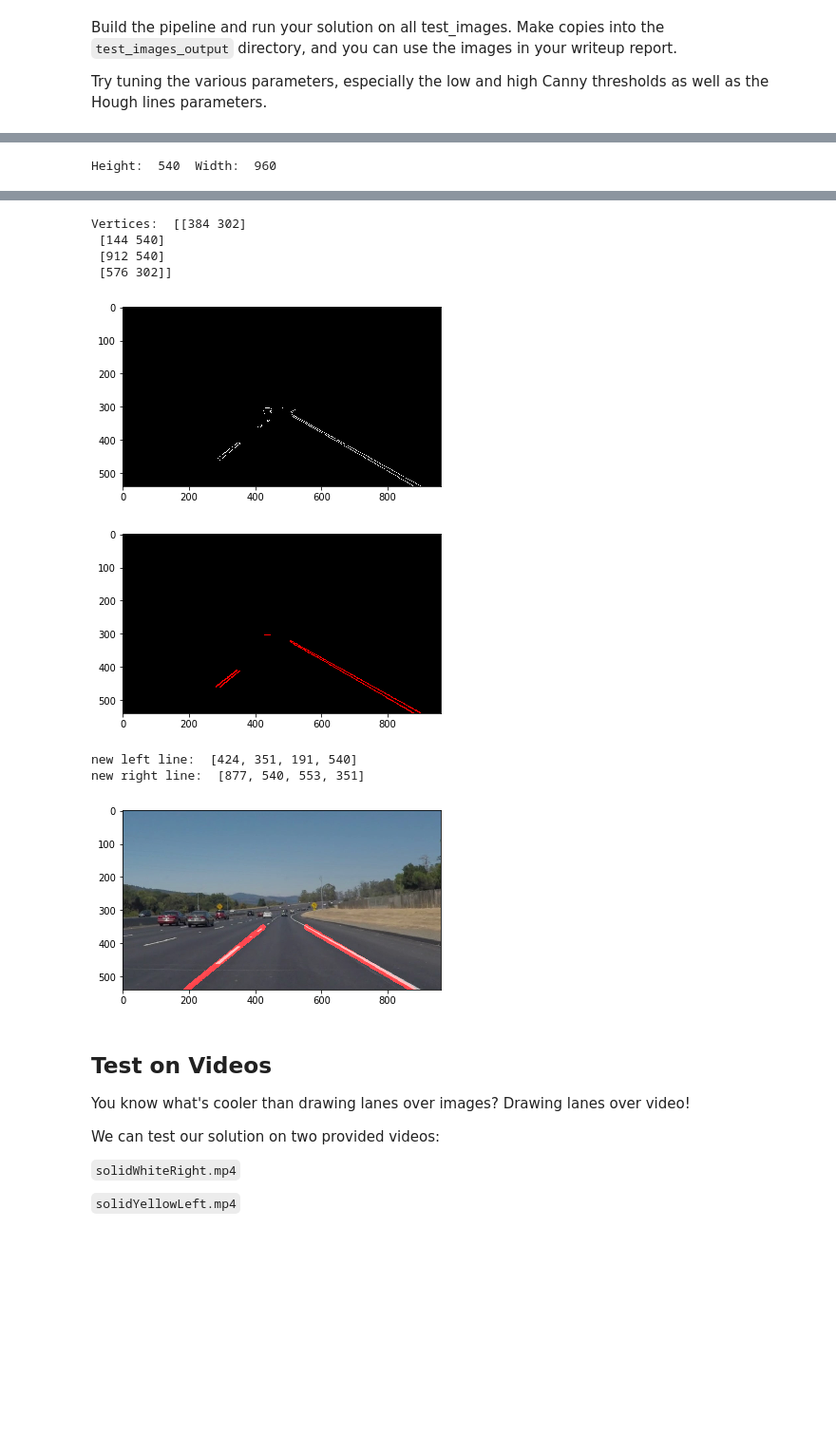
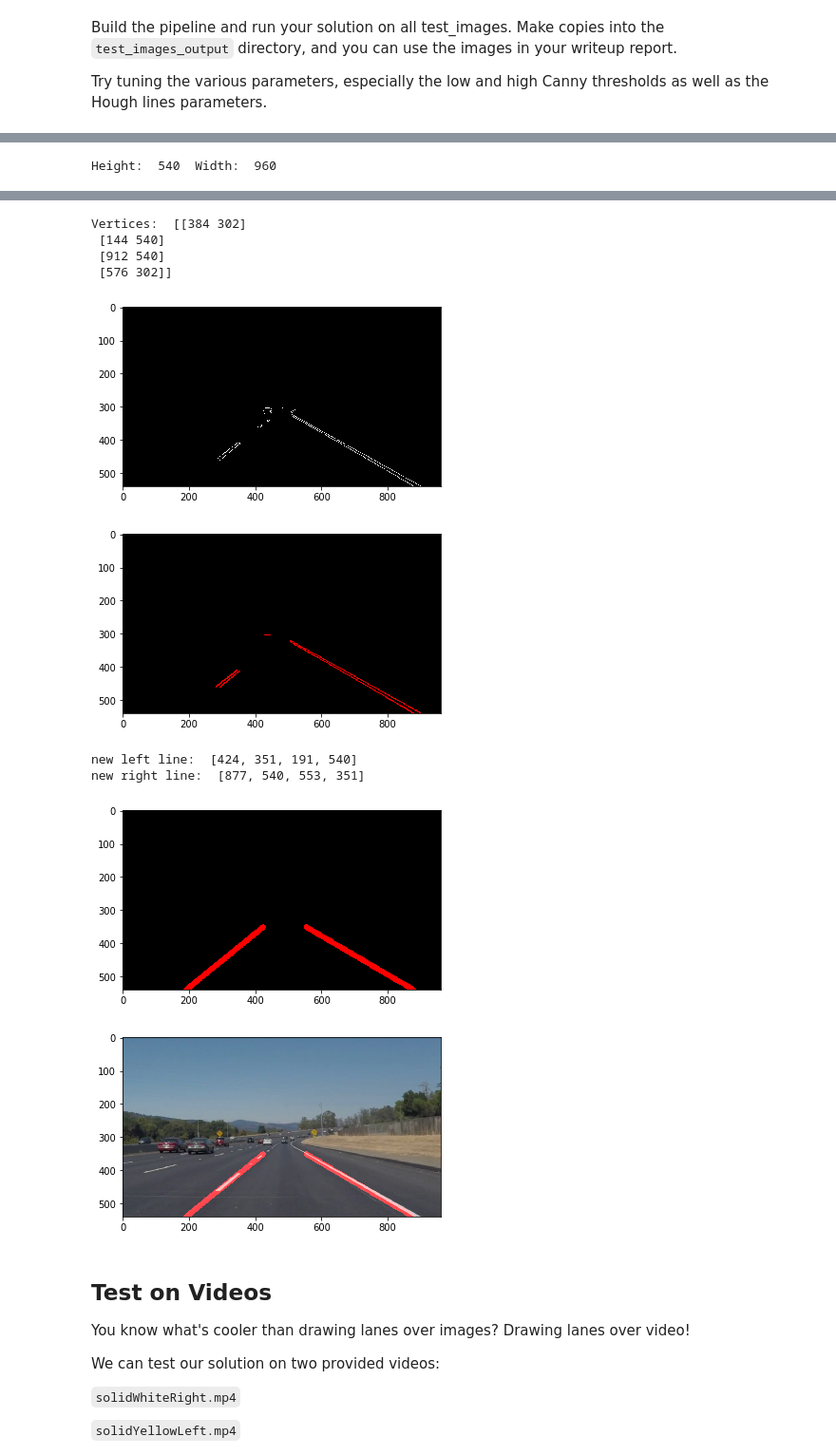
Before and after one commit to chetansadhu/Finding-lane-lines-on-the-road, a Jupyter notebook: P1.ipynb, the cells around one changed output, grey strips where cells are left out. Shown at 95% size. Saved outputs shown, nothing was run; the diff lists cells and outputs as text; code cells hidden in the pictures; blank space fills up the shorter version.

Commit message:
Added new output image for the final line creation

```diff
--- a/P1.ipynb
+++ b/P1.ipynb
@@ -334,34 +334,40 @@ def lane_detection(image, display_images = 0, write_images = 0):
     new_line_np = np.asarray([new_line], dtype=np.int32)
     new_line_img = np.zeros((image.shape[0], image.shape[1], 3), dtype=np.uint8)
     draw_lines(new_line_img, [new_line], thickness=15)
+    if display_images > 0:
+        plt.imshow(new_line_img)
+        plt.show()
+    if write_images > 0:
+        plt.imsave('test_images_output/new_line.jpg', new_line_img)
     out = weighted_img(new_line_img, image)
     if display_images > 0:
         plt.imshow(out)
         plt.show()
     if write_images > 0:
         plt.imsave('test_images_output/final.jpg', out)
     return out
 
 for i, imgFile in enumerate(filelist):
     image = mpimg.imread(imgFile)
     if i == 0:
         im_out = lane_detection(image, 1, 1)
     else:
         im_out = lane_detection(image)
 # %% [output]
 [figure]
 Height:  540  Width:  960
 [figure]
 [figure]
 Vertices:  [[384 302]
  [144 540]
  [912 540]
  [576 302]]
 [figure]
 [figure]
 new left line:  [424, 351, 191, 540]
 new right line:  [877, 540, 553, 351]
-[figure, old version]
+[figure, new version]
+[figure, added]
 # %% [markdown]
 ## Test on Videos
 
```
Also changed, not shown: parts of 2 cells of this notebook, 2 other files.
